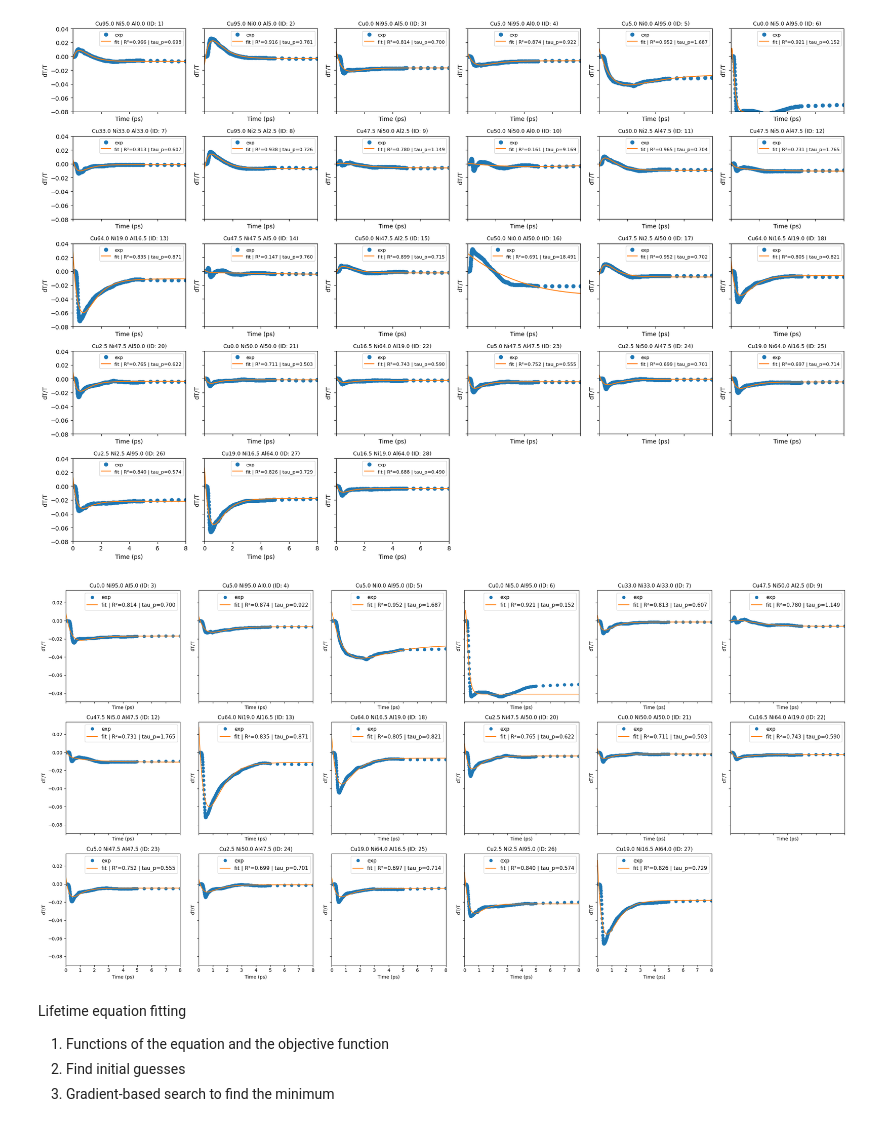
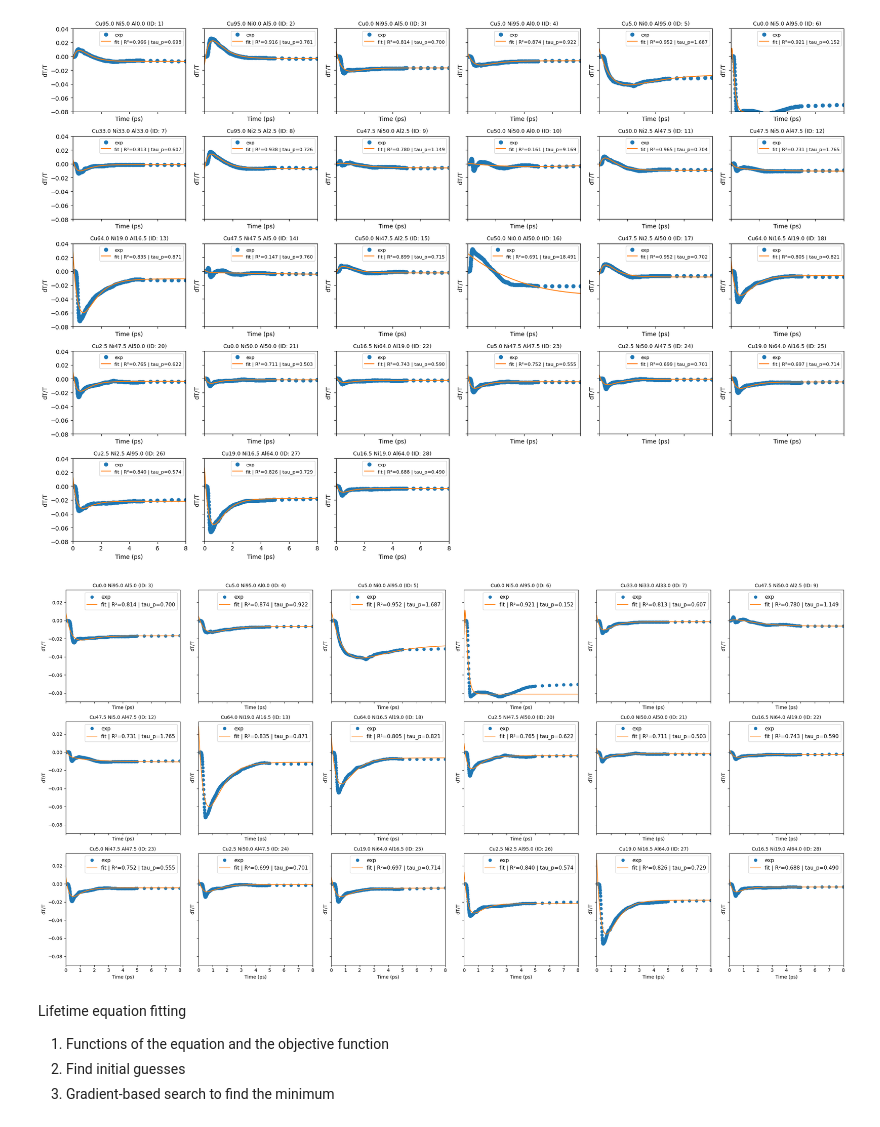
Before and after one commit to linarojas0824/Hybrid-Experimental-Data-Driven-Workflow, a Jupyter notebook: scripts/Notebooks/Pump_Probe_Results.ipynb, the cells around one changed output. Cells and saved outputs as stored; diff of their text form; code cells hidden in the pictures.

```diff
--- a/scripts/Notebooks/Pump_Probe_Results.ipynb
+++ b/scripts/Notebooks/Pump_Probe_Results.ipynb
@@ -174,7 +145,7 @@ plt.show()
 # %% [output]
 [figure]
 # %%
-keys = [3,4,5,6,7,9,12,13,18,20,21,22,23,24,25,26,27]
+keys = [3,4,5,6,7,9,12,13,18,20,21,22,23,24,25,26,27,28]
 master_time_decay = {k: master_time[k] for k in keys if k in master_time}
 
 results_decay, df_lifetime_decay = lt.fit_master_at_wavelength(
@@ -183,25 +154,29 @@ results_decay, df_lifetime_decay = lt.fit_master_at_wavelength(
     extract_params=["tau_p","r2"]
 )
 # %%
+from utils.paths import PLOTS_DIR
+
 fig, axes = Plotter.plot_lifetime_fit_panel(
     master_time=master_time_decay,
-    lifetime_results=results,
+    lifetime_results=results_decay,
     df_compo=df_compo,
     figsize_scale = (4,4),
     wvl=1300,
     ncols=6,
     time_range=(0, 8),
     show_r2=True,
     param_name="tau_p",
     legend=True,
     legend_fontsize=11,
-    title_fontsize=11
+    title_fontsize=10
 
 )
 
 plt.show()
+
+#plt.savefig(PLOTS_DIR/"Visualization/lifetime_fit_panel.svg", format="svg")
 # %% [output]
-[figure, old version]
+[figure, new version]
 # %% [markdown]
 Lifetime equation fitting
 1. Functions of the equation and the objective function
```
Also changed, not shown: parts of 2 cells of this notebook, 15 other files.
